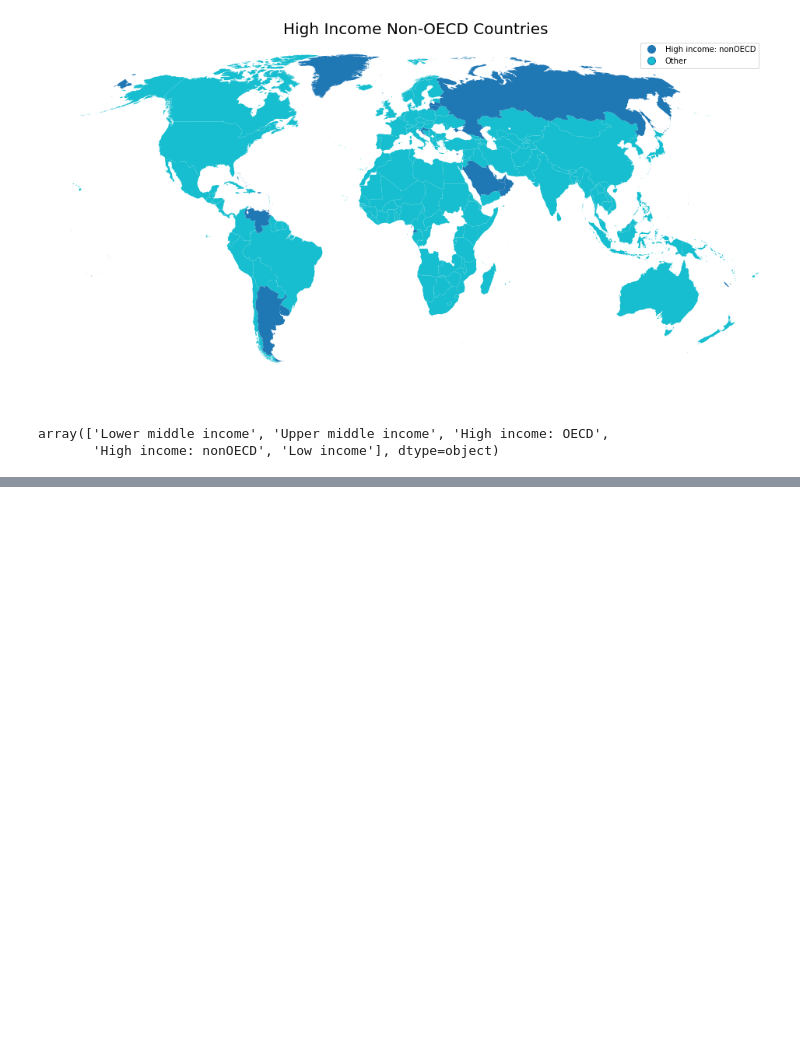
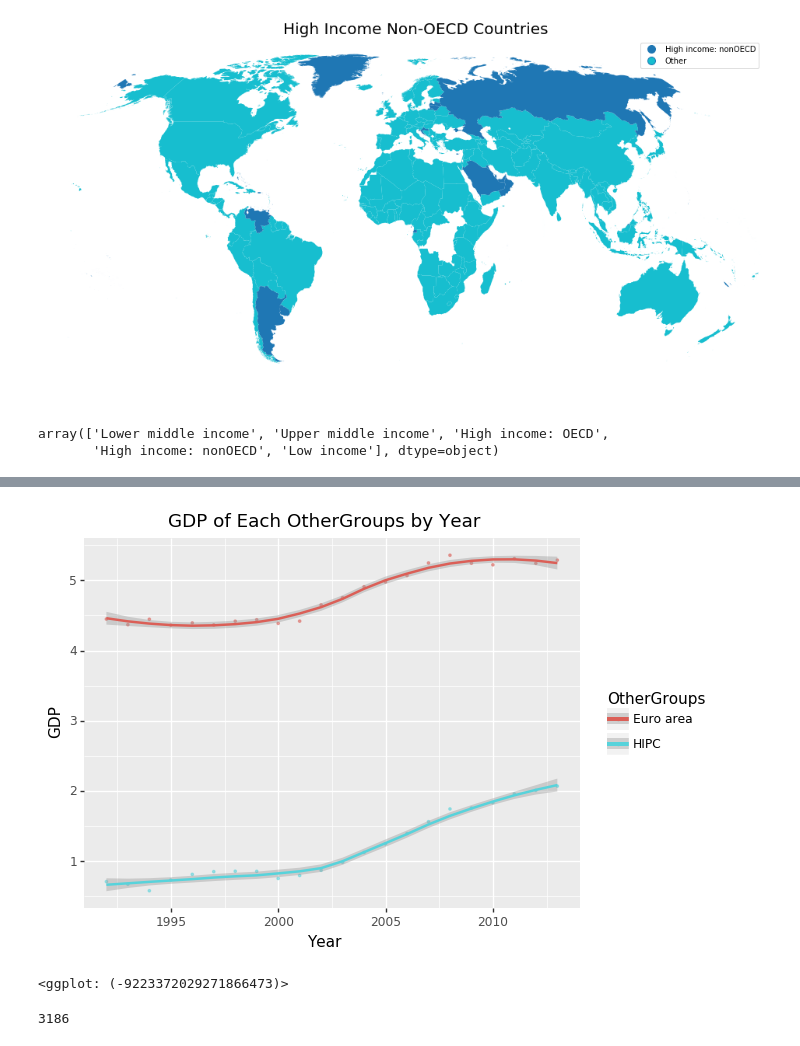
Before and after one commit to xiaomanluo/world_nightlight, a Jupyter notebook: nightlight.ipynb, the cells around one changed output, grey strips where cells are left out. Saved outputs shown, nothing was run; the diff lists cells and outputs as text; code cells hidden in the pictures; blank space fills up the shorter version.

```diff
--- a/nightlight.ipynb
+++ b/nightlight.ipynb
@@ -368,0 +711,9 @@ array(['Lower middle income', 'Upper middle income', 'High income: OECD',
+# %%
+fea_trend('OtherGroups', 'GDP')
+# %% [output]
+[figure, added]
+<ggplot: (-9223372029271866473)>
+# %%
+all_merged['OtherGroups'].isna().sum()
+# %% [output]
+3186
```
Also changed, not shown: parts of 40 cells of this notebook.
